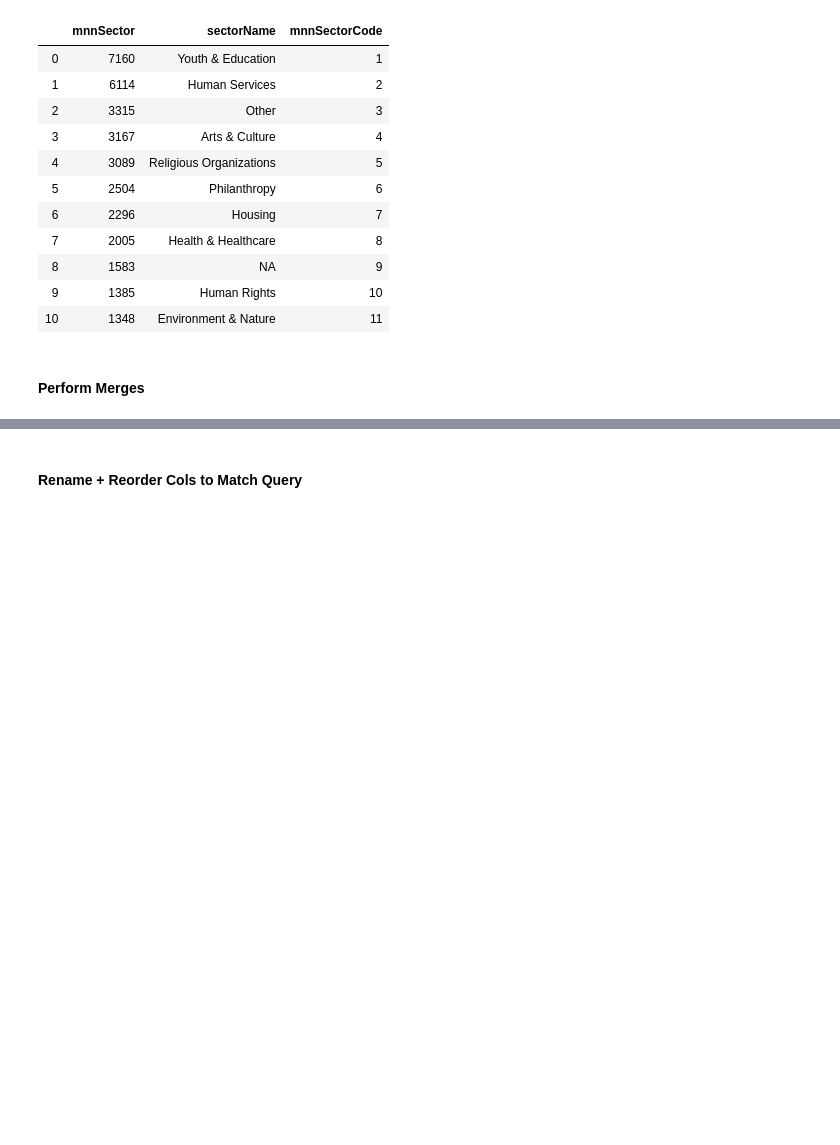
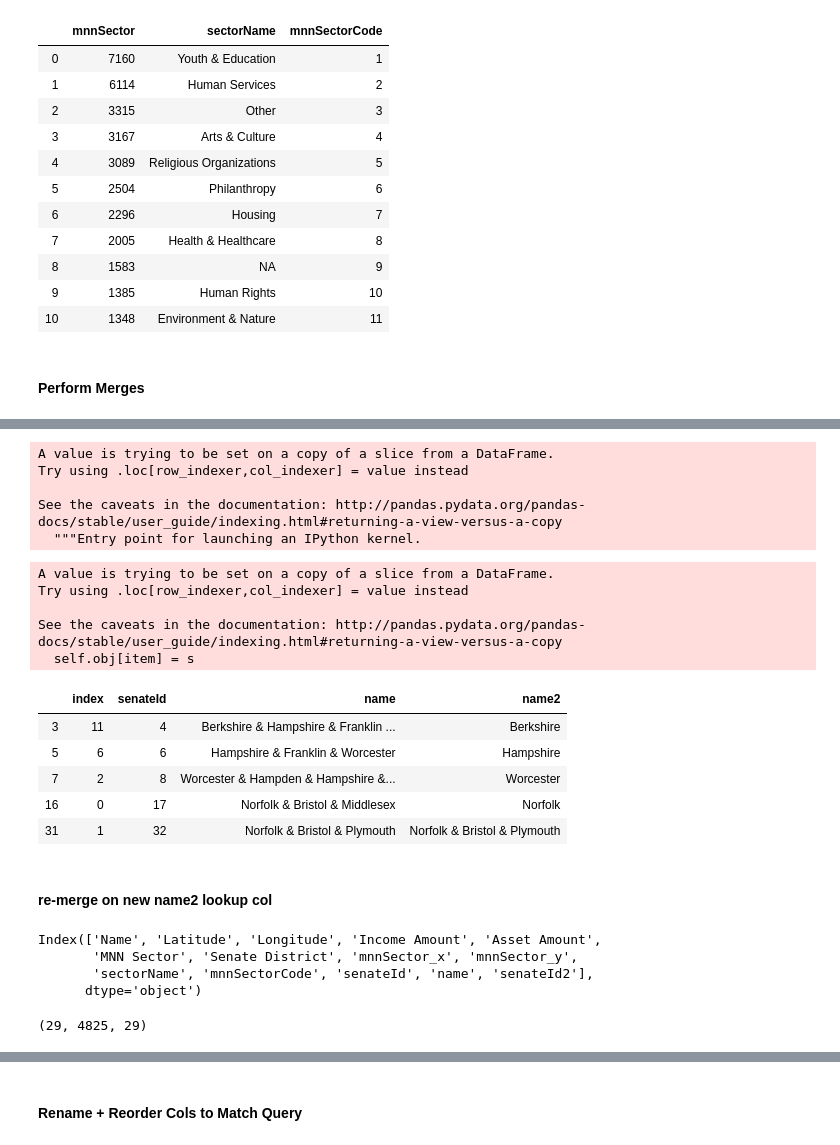
Before and after one commit to sutt/MNN-backup, a Jupyter notebook: nbs/convert-2.ipynb, the cells around one changed output, grey strips where cells are left out. Cells and saved outputs as stored; diff of their text form; code cells hidden in the pictures; blank space fills up the shorter version.

```diff
--- a/nbs/convert-2.ipynb
+++ b/nbs/convert-2.ipynb
@@ -117,0 +158,3 @@ df_final = pd.merge(df_final,
+# %%
+bad_joins = [i for i in range(1,41) if i not in matches]
+bad_joins
@@ -117,0 +163,2 @@ df_final = pd.merge(df_final,
+# %%
+df_districts_v2.reset_index(inplace=True)
@@ -117,0 +176,37 @@ df_final = pd.merge(df_final,
+# %%
+df_districts_v2['name2'] = df_districts_v2['name']
+# %% [output]
+A value is trying to be set on a copy of a slice from a DataFrame.
+Try using .loc[row_indexer,col_indexer] = value instead
+
+See the caveats in the documentation: http://pandas.pydata.org/pandas-docs/stable/user_guide/indexing.html#returning-a-view-versus-a-copy
+  """Entry point for launching an IPython kernel.
+# %%
+df_districts_v2.iloc[3,3] = 'Berkshire'
+df_districts_v2.iloc[5,3] = 'Hampshire'
+df_districts_v2.iloc[7,3] = 'Worcester'
+df_districts_v2.iloc[16,3] = 'Norfolk'
+# %% [output]
+A value is trying to be set on a copy of a slice from a DataFrame.
+Try using .loc[row_indexer,col_indexer] = value instead
+
+See the caveats in the documentation: http://pandas.pydata.org/pandas-docs/stable/user_guide/indexing.html#returning-a-view-versus-a-copy
+  self.obj[item] = s
+# %%
+df_districts_v2[df_districts_v2['senateId'].isin(bad_joins)]
+# %% [output]
+|  | index | senateId | name | name2 |
+| 3 | 11 | 4 | Berkshire & Hampshire & Franklin ... | Berkshire |
+| 5 | 6 | 6 | Hampshire & Franklin & Worcester | Hampshire |
+| 7 | 2 | 8 | Worcester & Hampden & Hampshire &... | Worcester |
+| 16 | 0 | 17 | Norfolk & Bristol & Middlesex | Norfolk |
+| 31 | 1 | 32 | Norfolk & Bristol & Plymouth | Norfolk & Bristol & Plymouth |
+# %% [markdown]
+#### re-merge on new name2 lookup col
+# %%
+df_final.columns
+# %% [output]
+Index(['Name', 'Latitude', 'Longitude', 'Income Amount', 'Asset Amount',
+       'MNN Sector', 'Senate District', 'mnnSector_x', 'mnnSector_y',
+       'sectorName', 'mnnSectorCode', 'senateId', 'name', 'senateId2'],
+      dtype='object')
@@ -117,0 +220,7 @@ df_final = pd.merge(df_final,
+# %%
+(sum(tmp['Senate District'].isna()),
+ sum(tmp['senateId_x'].isna()),
+ sum(tmp['senateId_y'].isna())
+)
+# %% [output]
+(29, 4825, 29)
```
Also changed, not shown: parts of 18 cells of this notebook, 42 other files.
